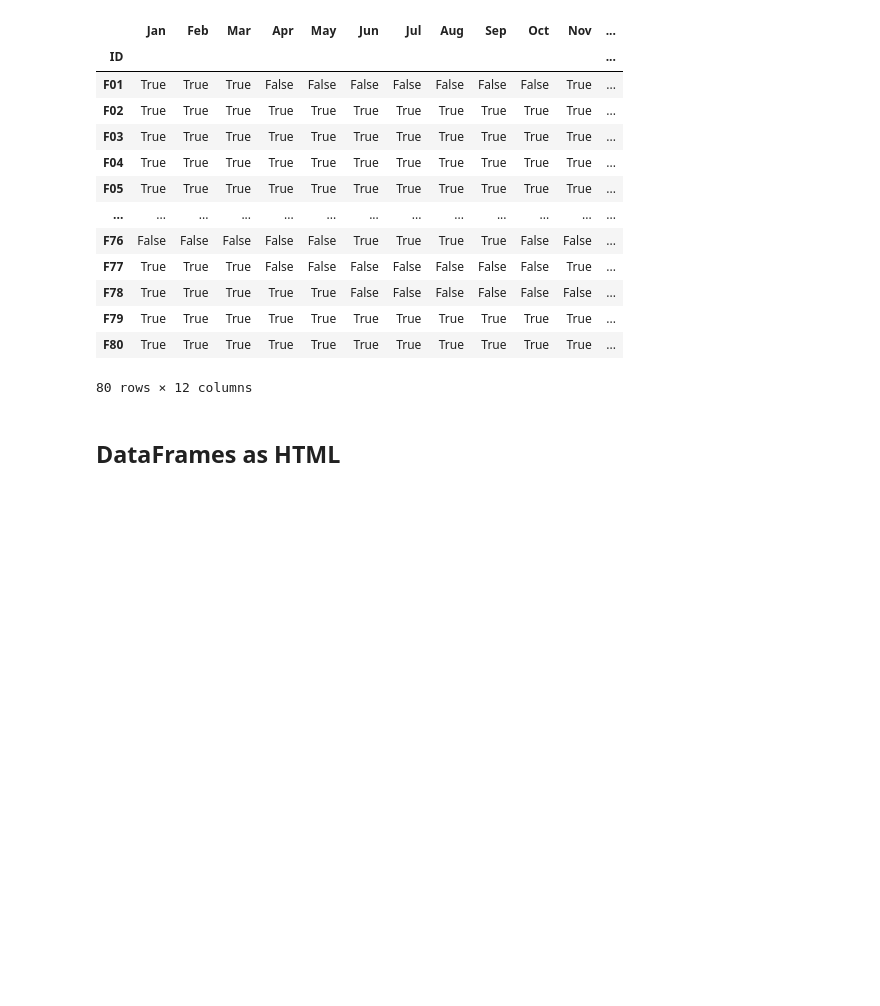
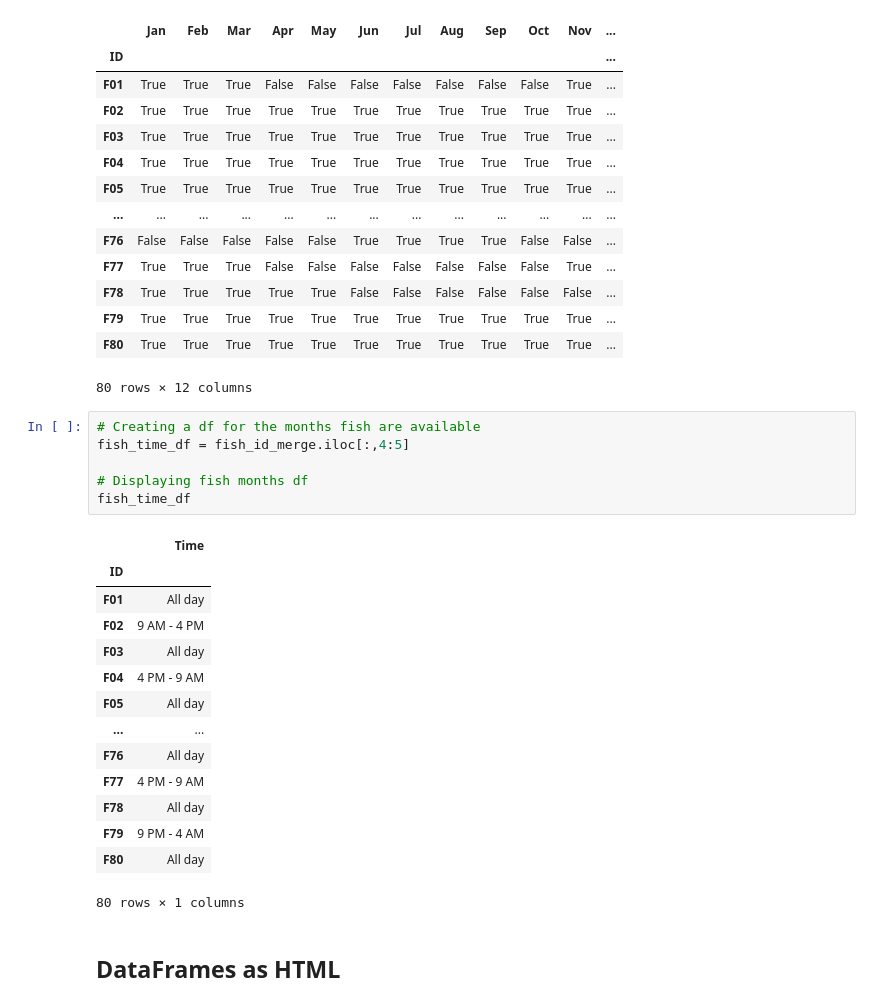
Before and after one commit to msadowski20/etl_project, a Jupyter notebook: fish.ipynb, the cells around one changed output. Drawn from its saved outputs; the diff is of its cells as text; blank space fills up the shorter version.

```diff
--- a/fish.ipynb
+++ b/fish.ipynb
@@ -162,6 +162,27 @@ fish_months_df
 | F79 | True | True | True | True | True | True | True | True | True | True | True | ... |
 | F80 | True | True | True | True | True | True | True | True | True | True | True | ... |
 80 rows × 12 columns
+# %%
+# Creating a df for the months fish are available
+fish_time_df = fish_id_merge.iloc[:,4:5]
+
+# Displaying fish months df
+fish_time_df
+# %% [output]
+|  | Time |
+| ID |  |
+| F01 | All day |
+| F02 | 9 AM - 4 PM |
+| F03 | All day |
+| F04 | 4 PM - 9 AM |
+| F05 | All day |
+| ... | ... |
+| F76 | All day |
+| F77 | 4 PM - 9 AM |
+| F78 | All day |
+| F79 | 9 PM - 4 AM |
+| F80 | All day |
+80 rows × 1 columns
 # %% [markdown]
 ## DataFrames as HTML
 # %% [markdown]
```
Also changed, not shown: parts of 6 cells of this notebook, 1 other file.
